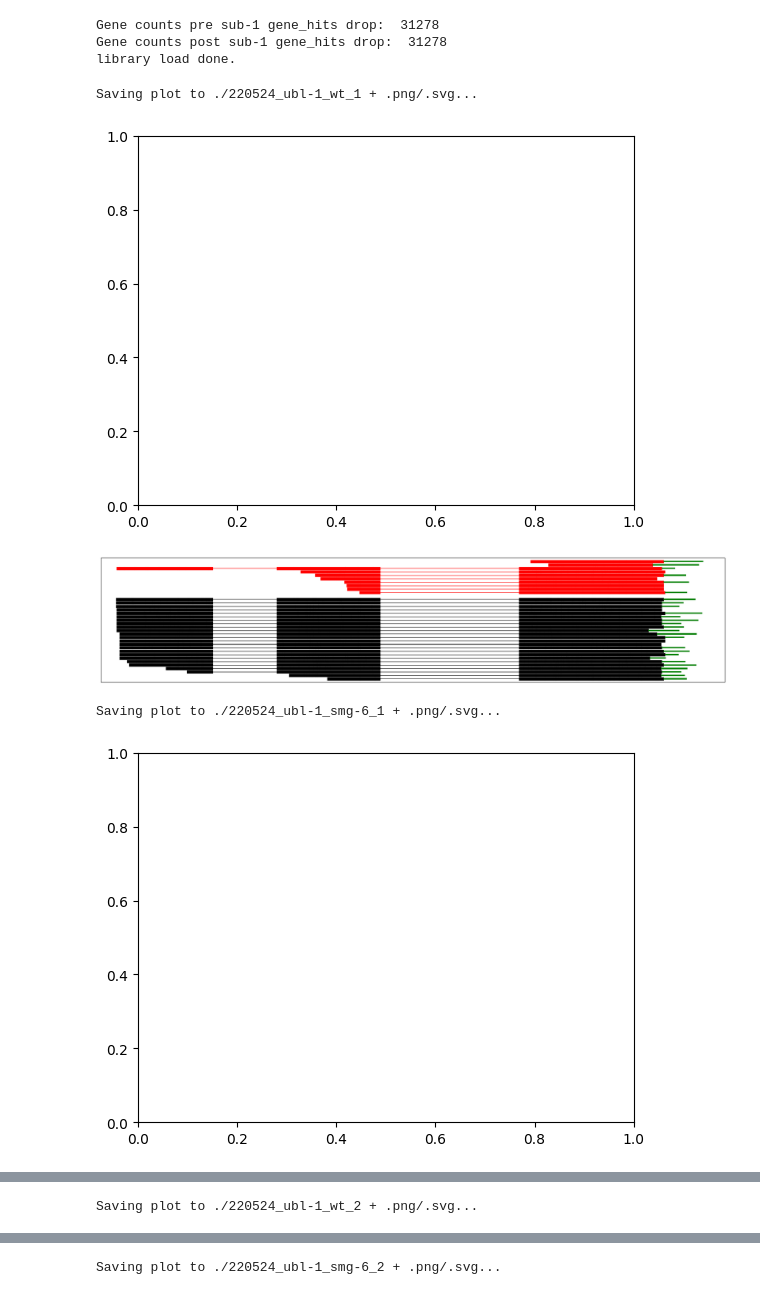
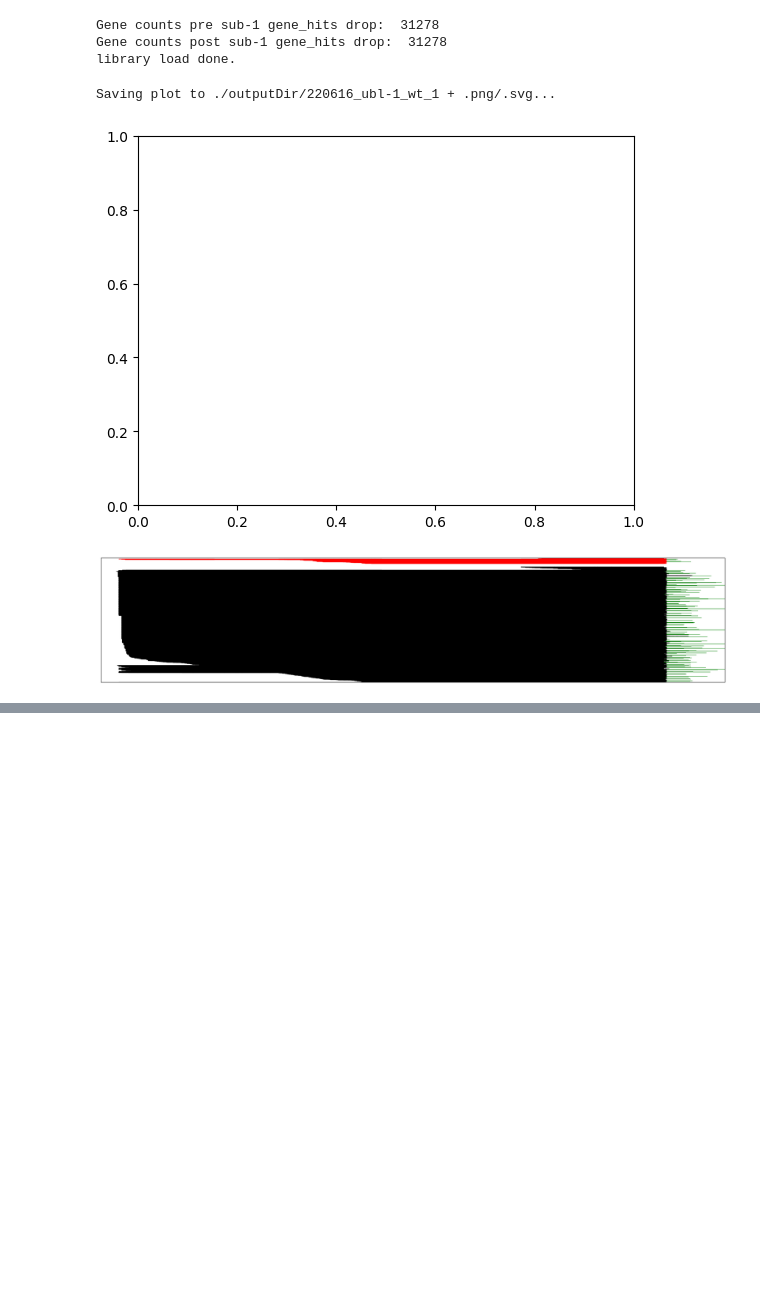
Before and after one commit to MViscardi-UCSC/nanoporePipelineScripts, a Jupyter notebook: nanoporeReadPlotting/testingReadPlotting_matplotlib.ipynb, the cells around one changed output, grey strips where cells are left out. Drawn from its saved outputs; the diff is of its cells as text; code cells hidden in the pictures; blank space fills up the shorter version.

```diff
--- a/nanoporeReadPlotting/testingReadPlotting_matplotlib.ipynb
+++ b/nanoporeReadPlotting/testingReadPlotting_matplotlib.ipynb
@@ -49,7 +49,7 @@ def make_rectangle_patch(genome_start, length, y_center, thickness, color='gray'
                      fill=True,
                      lw=0)
 
-def plot_cigar_and_genome_start(axes, cigar, gen_start, y, color='black', tail_length=None):
+def add_patches_from_cigars_and_gen_pos(axes, cigar, gen_start, y, color='black', tail_length=None):
     # Parse the cigar string
     parsed_cigar = re.findall(rf'(\d+)([MDNSIX])', cigar)
     mdn_nums = [int(num) for num, char in parsed_cigar if char in "MDN"]
@@ -58,7 +58,7 @@ def plot_cigar_and_genome_start(axes, cigar, gen_start, y, color='black', tail_l
     genome_loc = gen_start
 
     rectangle_patch_list = []
-    first_n_length = None
+    first_n_length = 0
     for length, code in parsed_cigar:
         length = int(length)
         if code == 'S':
@@ -77,7 +77,7 @@ def plot_cigar_and_genome_start(axes, cigar, gen_start, y, color='black', tail_l
         elif code == 'I':
             pass
         elif code == 'N':
-            if not first_n_length:
+            if first_n_length == 0:
                 first_n_length = length
                 # print(f"First N of length {length}, starting at {genome_loc}")
             rectangle_patch_list.append(make_rectangle_patch(genome_loc, length, y, thickness=0.001))
@@ -102,12 +102,13 @@ def row_apply_plot_cigar(row, axes):
         color='black'
     else:
         color='red'
-    return plot_cigar_and_genome_start(axes, cigar, gen_start, index, color=color, tail_length=polya_length)
+    return add_patches_from_cigars_and_gen_pos(axes, cigar, gen_start, index, color=color, tail_length=polya_length)
 # %%
-def plot_reads(gene_of_interest, reads_df, save_dir=None, save_suffix="", t5_pos_count=10, t5_neg_count=25, plot_width_and_height=(25,5)):
-    all_gene_reads = reads_df.query(f"gene_name == '{gene_of_interest}'")
-    gene_df_t5_pos = all_gene_reads.query("t5 == '+'").sample(t5_pos_count)
-    gene_df_t5_neg = all_gene_reads.query("t5 == '-'").sample(t5_neg_count)
+def plot_reads(gene_of_interest, reads_df, save_dir=None, save_suffix="", t5_pos_count=10, t5_neg_count=25, plot_width_and_height=(25,5), subsample_fraction=0.05):
+    subsampled_reads_df = reads_df.sample(n=subsample_fraction)
+    all_gene_reads = subsampled_reads_df.query(f"gene_name == '{gene_of_interest}'")
+    gene_df_t5_pos = all_gene_reads.query("t5 == '+'")  #.sample(t5_pos_count)
+    gene_df_t5_neg = all_gene_reads.query("t5 == '-'")  #.sample(t5_neg_count)
     gene_df = pd.concat([gene_df_t5_pos, gene_df_t5_neg])
 
     gene_df = gene_df.sort_values(["t5", "chr_pos", "read_length"], ascending=False).reset_index(drop=True)
@@ -149,15 +150,14 @@ def plot_reads(gene_of_interest, reads_df, save_dir=None, save_suffix="", t5_pos
         print(f"Saving plot to {save_path} + .png/.svg...")
         plt.savefig(save_path + ".svg")
         plt.savefig(save_path + ".png")
-    plt.show()
+    # plt.show()
     return gene_df
 # %%
-for i in range(2):
-    df1 = plot_reads("ubl-1", reads_df.query("lib == 'xrn-1-5tera'"), save_dir=".", save_suffix=f"_wt_{i+1}")
-    df2 = plot_reads("ubl-1", reads_df.query("lib != 'xrn-1-5tera'"), save_dir=".", save_suffix=f"_smg-6_{i+1}", t5_pos_count=2)
+fraction = 400000
+for i in range(1):
+    df1 = plot_reads("ubl-1", reads_df.query("lib == 'xrn-1-5tera'"), save_dir="./outputDir", save_suffix=f"_wt_{i+1}", subsample_fraction=fraction)
+    # df2 = plot_reads("ubl-1", reads_df.query("lib != 'xrn-1-5tera'"), save_dir="./outputDir", save_suffix=f"_smg-6_{i+1}", t5_pos_count=2, subsample_fraction=fraction)
 # %% [output]
-Saving plot to ./220524_ubl-1_wt_1 + .png/.svg...
+Saving plot to ./outputDir/220616_ubl-1_wt_1 + .png/.svg...
 [figure]
-[figure, old version]
+[figure, new version]
-Saving plot to ./220524_ubl-1_smg-6_1 + .png/.svg...
-[figure, removed]
@@ -165 +163,0 @@ Saving plot to ./220524_ubl-1_smg-6_1 + .png/.svg...
-Saving plot to ./220524_ubl-1_wt_2 + .png/.svg...
@@ -168 +163,0 @@ Saving plot to ./220524_ubl-1_wt_2 + .png/.svg...
-Saving plot to ./220524_ubl-1_smg-6_2 + .png/.svg...
```
Also changed, not shown: parts of 1 cell of this notebook, 10 other files.
